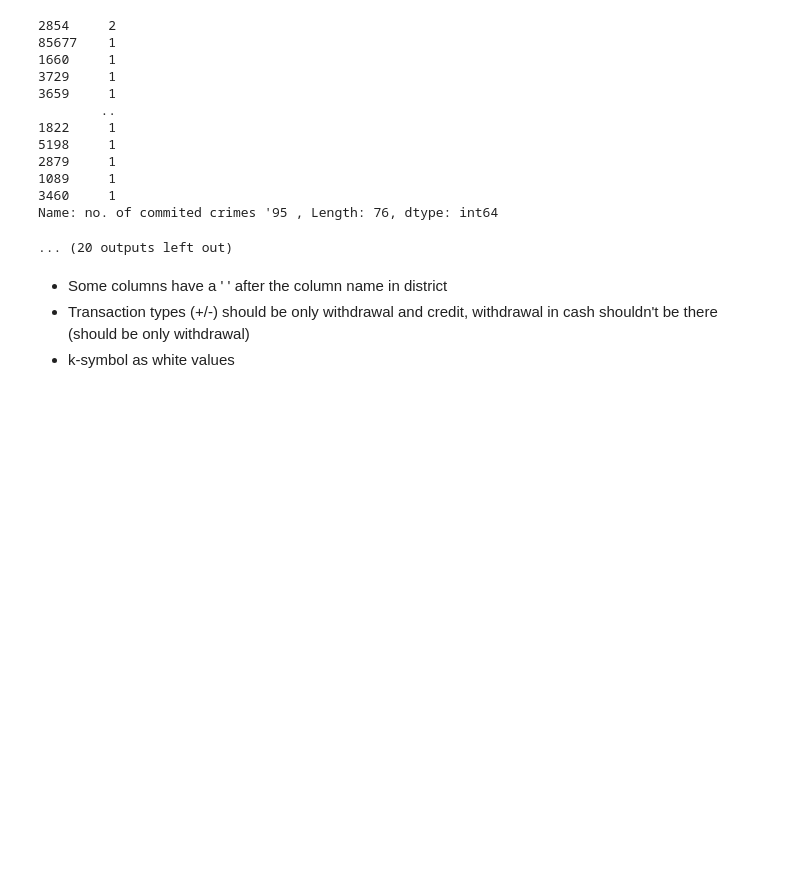
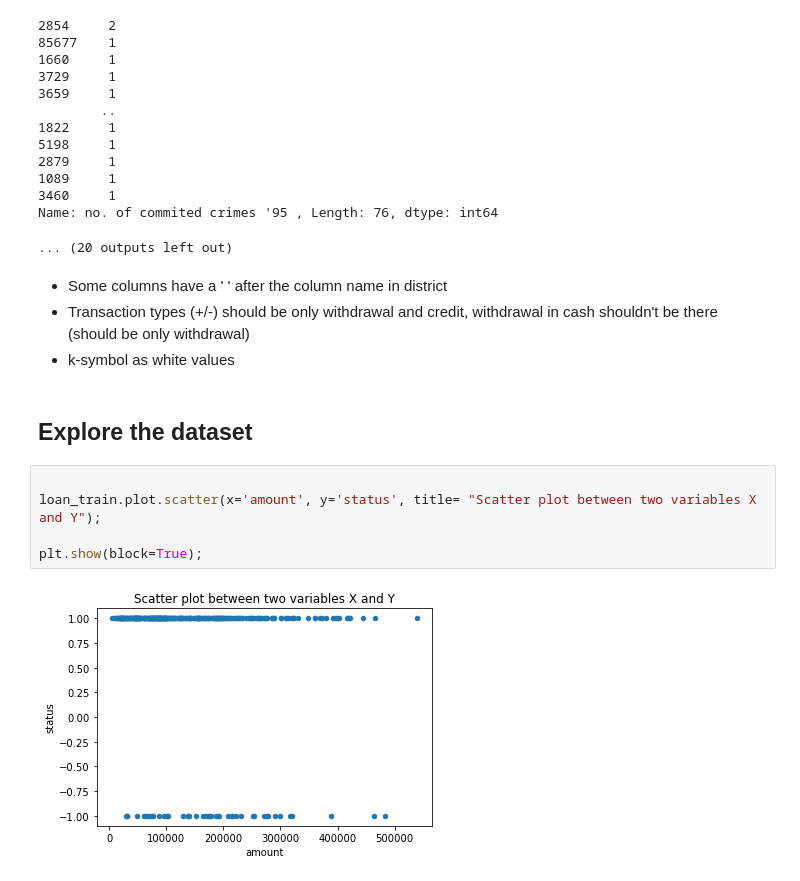
Before and after one commit to Ca-moes/AC, a Jupyter notebook: data_analysis.ipynb, the cells around one changed output. Saved outputs shown, nothing was run; the diff lists cells and outputs as text; blank space fills up the shorter version.

```diff
--- a/data_analysis.ipynb
+++ b/data_analysis.ipynb
@@ -393,3 +396,12 @@ Name: no. of commited crimes '95 , Length: 76, dtype: int64
 - Some columns have a ' ' after the column name in district
 - Transaction types (+/-) should be only withdrawal and credit, withdrawal in cash shouldn't be there (should be only withdrawal)
 - k-symbol as white values
+# %% [markdown]
+## Explore the dataset
+# %%
+
+loan_train.plot.scatter(x='amount', y='status', title= "Scatter plot between two variables X and Y");
+
+plt.show(block=True);
+# %% [output]
+[figure, added]
```
Also changed, not shown: parts of 4 cells of this notebook.
